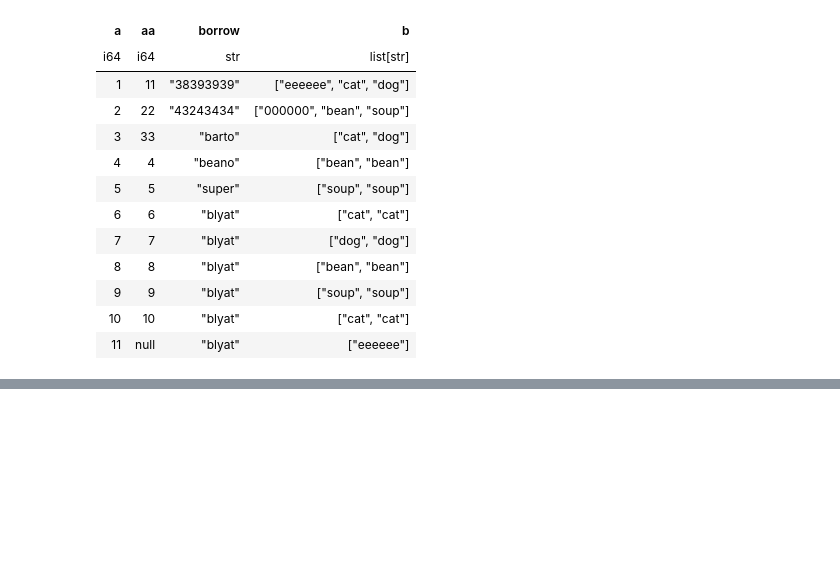
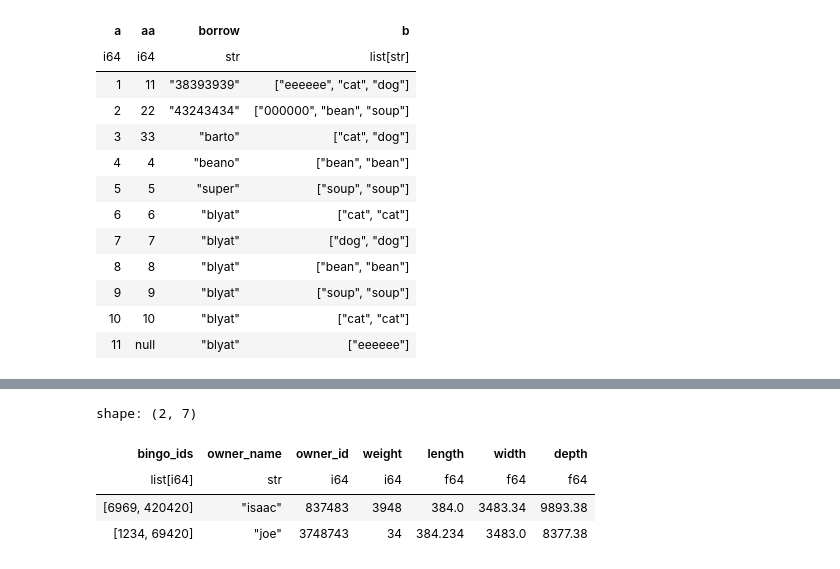
Before and after one commit to WolfEYc/personal-python-sandbox, a Jupyter notebook: notebooks/python_sand.ipynb, the cells around one changed output, grey strips where cells are left out. Cells and saved outputs as stored; diff of their text form; code cells hidden in the pictures; blank space fills up the shorter version.

```diff
--- a/notebooks/python_sand.ipynb
+++ b/notebooks/python_sand.ipynb
@@ -193,0 +317,9 @@ shape: (11, 4)
+# %%
+bongos = pl.LazyFrame(json_obj["bongos"])
+bongos.collect()
+# %% [output]
+shape: (2, 7)
+| bingo_ids | owner_name | owner_id | weight | length | width | depth |
+| list[i64] | str | i64 | i64 | f64 | f64 | f64 |
+| [6969, 420420] | "isaac" | 837483 | 3948 | 384.0 | 3483.34 | 9893.38 |
+| [1234, 69420] | "joe" | 3748743 | 34 | 384.234 | 3483.0 | 8377.38 |
```
Also changed, not shown: parts of 22 cells of this notebook, 2 other files.
